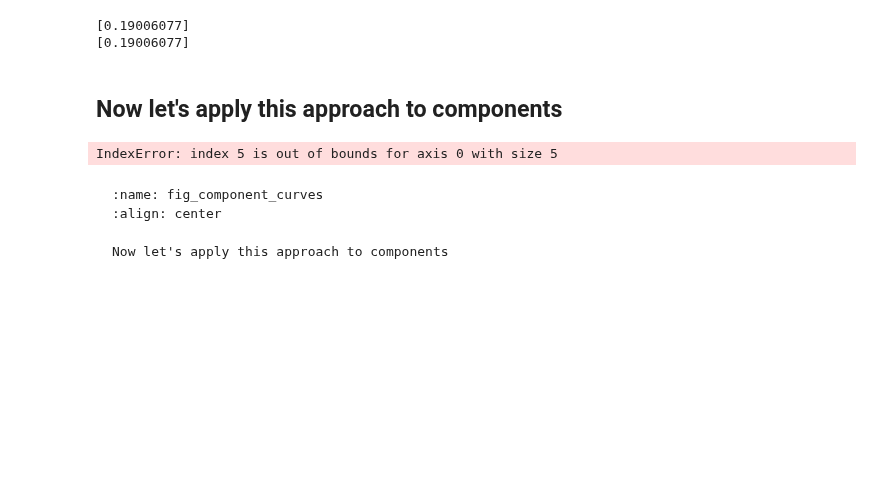
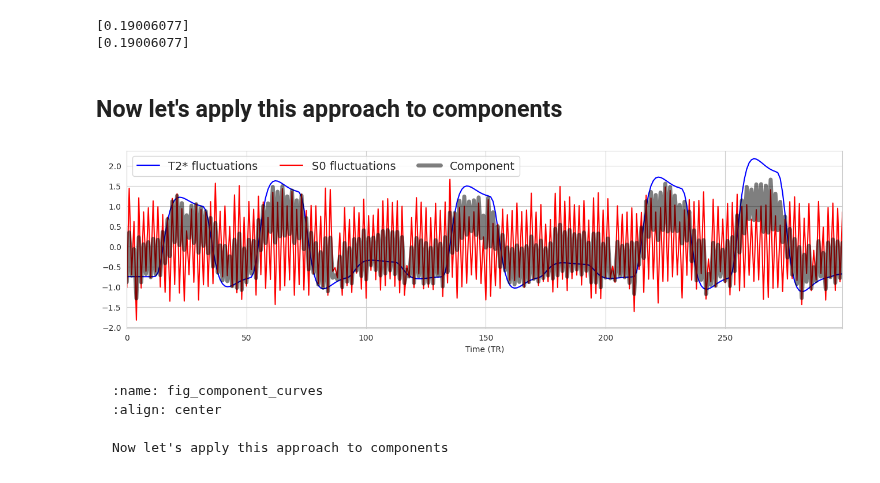
Before and after one commit to ME-ICA/multi-echo-data-analysis, a Jupyter notebook: _sources/content/TE_Dependence.ipynb, the cells around one changed output. Drawn from its saved outputs; the diff is of its cells as text; code cells hidden in the pictures; blank space fills up the shorter version.

````diff
--- a/_sources/content/TE_Dependence.ipynb
+++ b/_sources/content/TE_Dependence.ipynb
@@ -410,9 +410,10 @@ mean_s0 = 16000
 s0_std = mean_s0 * frac
 
 # simulate the T2*/S0 time series
-scales = np.random.random(5) * 3
+n_chunks = 10
+scales = np.random.random(n_chunks) * 3
 t2s_ts = []
-for section in range(10):
+for section in range(n_chunks):
     ts = np.hstack((np.zeros(10), np.ones(20), np.zeros(10)))
     ts *= scales[section]
     t2s_ts.append(ts)
@@ -422,36 +423,46 @@ t2s_ts = signal.convolve(t2s_ts, hrf)[:n_trs]
 t2s_ts *= t2s_std / np.std(t2s_ts)
 t2s_ts += mean_t2s - np.mean(t2s_ts)
 
-s0_ts = np.random.normal(loc=mean_s0, scale=s0_std, size=(n_trs + 20,))
-s0_ts = signal.convolve(s0_ts, hrf)[20 : n_trs + 20]
+s0_ts = np.random.randint(0, 2, n_trs).astype(float)
+s0_ts -= 0.5
+s0_ts *= np.random.normal(loc=1, scale=0.25, size=n_trs)
+s0_ts = np.sort(s0_ts)
+first_half = s0_ts[:n_trs // 2]
+second_half = s0_ts[n_trs // 2:]
+s0_ts = np.zeros(n_trs)
+np.random.shuffle(first_half)
+np.random.shuffle(second_half)
+s0_ts[::2] = first_half
+s0_ts[1::2] = second_half
+# s0_ts = signal.convolve(s0_ts, hrf)[20 : n_trs + 20]
 s0_ts *= s0_std / np.std(s0_ts)
 s0_ts += mean_s0 - np.mean(s0_ts)
 
 # Constant T2*/S0 time series
 mean_s0_ts = np.ones(n_trs) * mean_s0
 mean_t2s_ts = np.ones(n_trs) * mean_t2s
 
 # Simulate signal for each echo time
 t2s_signal = predict_bold_signal(echo_times, mean_s0_ts, t2s_ts)
 s0_signal = predict_bold_signal(echo_times, s0_ts, mean_t2s_ts)
 multiecho_signal = predict_bold_signal(echo_times, s0_ts, t2s_ts)
 
 # Normalize to get component time series
 t2s_ts_z = stats.zscore(t2s_ts)
 s0_ts_z = stats.zscore(s0_ts)
 p = 0.5  # proportion for combination
 component = (p * t2s_ts_z) + ((1 - p) * s0_ts_z)
 
 fig, ax = plt.subplots(figsize=(16, 4))
 ax.plot(t2s_ts_z, label="T2* fluctuations", color="blue")
 ax.plot(s0_ts_z, label="S0 fluctuations", color="red")
 ax.plot(component, label="Component", color="black", alpha=0.5, linewidth=5)
 ax.set_xlim(0, n_trs - 1)
 ax.set_xlabel("Time (TR)")
 leg = ax.legend(fontsize=14, ncol=3)
 glue("fig_component_curves", fig, display=False)
 # %% [output]
-IndexError: index 5 is out of bounds for axis 0 with size 5
+[figure, added]
 # %% [markdown]
 ```{glue:figure} fig_component_curves
 :name: fig_component_curves
````
Also changed, not shown: parts of 3 cells of this notebook, 49 other files.
